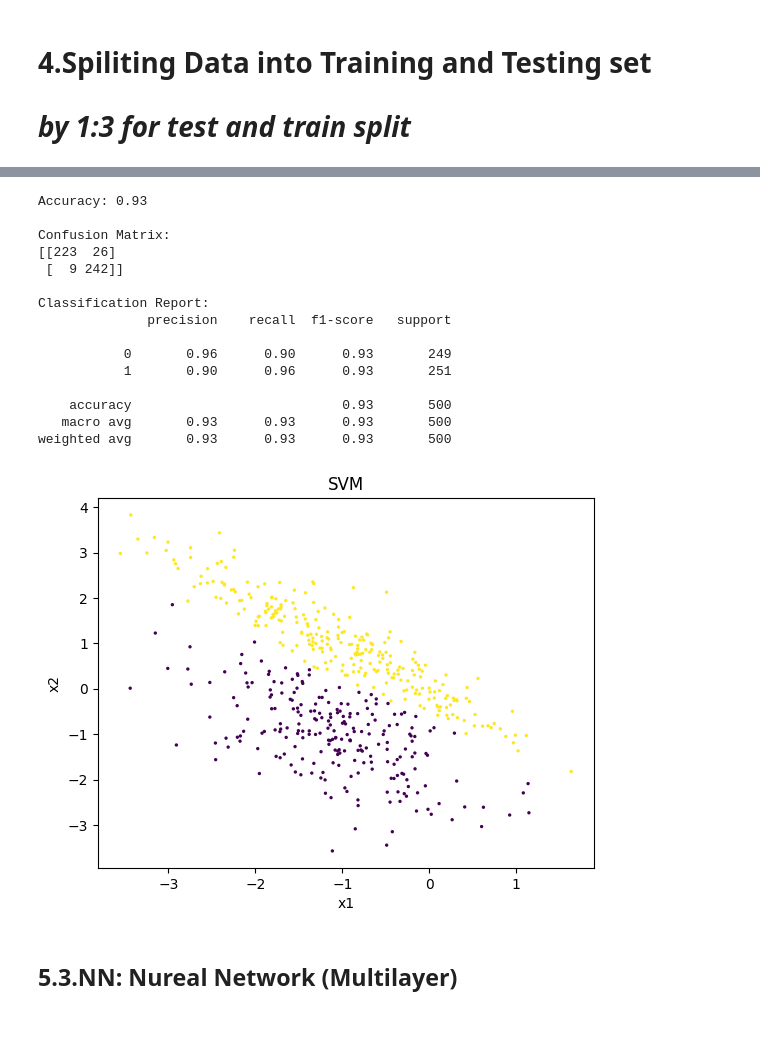
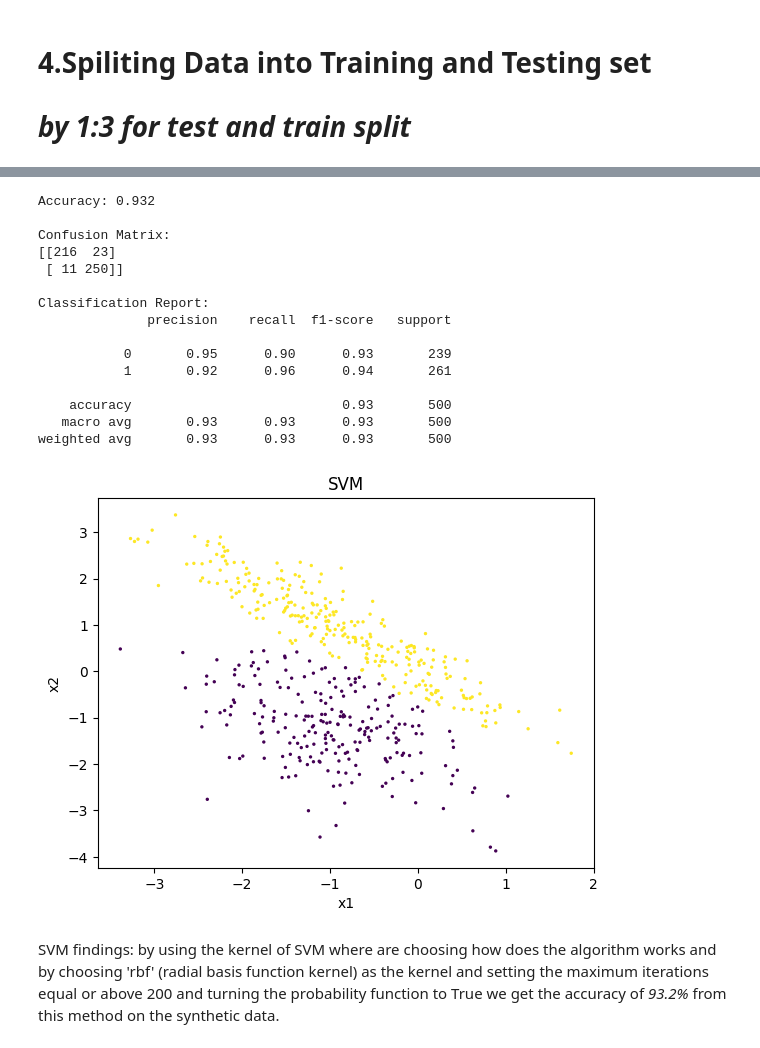
Before and after one commit to Mehdialmoo/Data_Mining_and_Data_Analytics, a Jupyter notebook: AssignmentSyntheticData 1.ipynb, the cells around one changed output, grey strips where cells are left out. Cells and saved outputs as stored; diff of their text form; code cells hidden in the pictures.

```diff
--- a/AssignmentSyntheticData 1.ipynb
+++ b/AssignmentSyntheticData 1.ipynb
@@ -122,5 +128,5 @@ X_train, X_test, y_train, y_test = train_test_split(Data, labels, test_size=0.25
 # %%
-knn = KNeighborsClassifier(n_neighbors=16)
+knn = KNeighborsClassifier(n_neighbors=15, metric='euclidean', weights='uniform')
 
 # Train the classifier using the training set
 knn.fit(X_train, y_train)
@@ -152,30 +162,30 @@ weighted avg       0.94      0.94      0.94       500
 # %%
-svm = SVC(kernel='linear', C=1,probability=True)
+svm = SVC(kernel='rbf', probability=True, shrinking=True, max_iter=250)
 
 # Train the classifier using the training set
 svm.fit(X_train, y_train)
 
 # Use the trained classifier to predict the labels of the test set
 svm_pred = svm.predict(X_test)
 
 accuracy (svm, svm_pred,X_test,y_test)
 show(title="SVM", X=X_test, label=svm_pred)
 # %% [output]
-Accuracy: 0.93
+Accuracy: 0.932
 
 Confusion Matrix:
-[[223  26]
- [  9 242]]
+[[216  23]
+ [ 11 250]]
 
 Classification Report:
               precision    recall  f1-score   support
 
-           0       0.96      0.90      0.93       249
-           1       0.90      0.96      0.93       251
+           0       0.95      0.90      0.93       239
+           1       0.92      0.96      0.94       261
 
     accuracy                           0.93       500
    macro avg       0.93      0.93      0.93       500
 weighted avg       0.93      0.93      0.93       500
-[figure, old version]
+[figure, new version]
-# %% [markdown]
-## **5.3.NN: Nureal Network (Multilayer)**
+# %% [markdown]
+SVM findings: by using the kernel of SVM where are choosing how does the algorithm works and by choosing 'rbf' (radial basis function kernel) as the kernel and setting the maximum iterations equal or above 200 and turning the probability function to True we get the accuracy of *93.2%* from this method on the synthetic data.
```
Also changed, not shown: parts of 24 cells of this notebook.
